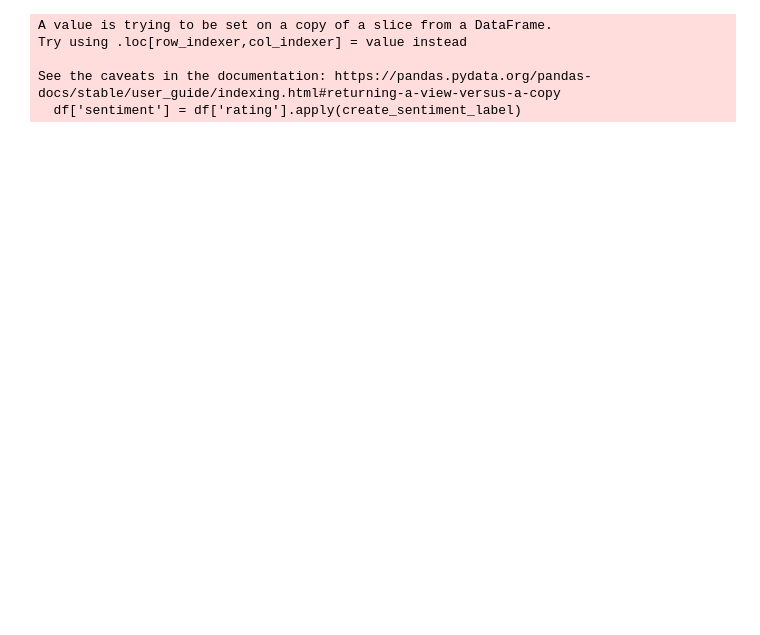
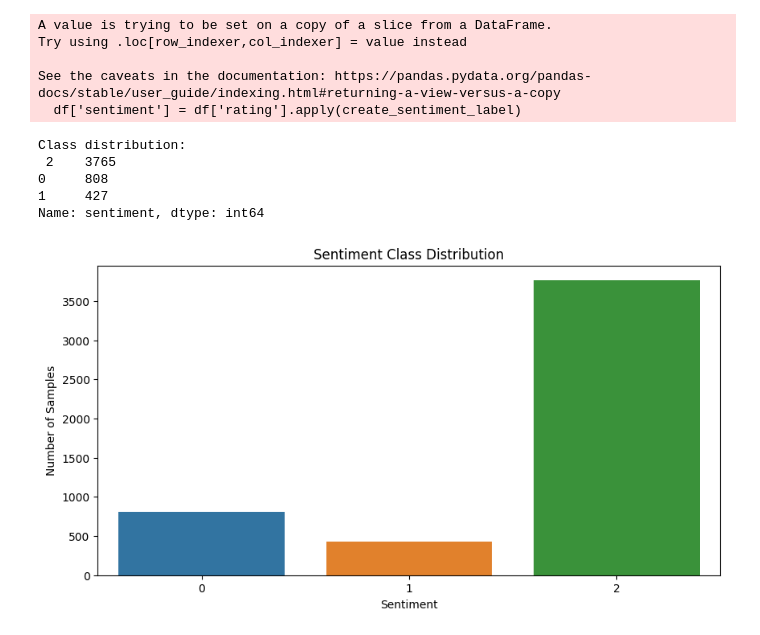
Before and after one commit to UsamaK98/SemesterProject_NLP, a Jupyter notebook: SentimentAnalysis.ipynb, the cells around one changed output. Cells and saved outputs as stored; diff of their text form; code cells hidden in the pictures; blank space fills up the shorter version.

```diff
--- a/SentimentAnalysis.ipynb
+++ b/SentimentAnalysis.ipynb
@@ -37,3 +41,9 @@ file_path = '/content/drive/MyDrive/reviews_0_250.csv'
 
 # Read the CSV file using pandas
 df1 = pd.read_csv(file_path)
+# %%
+#Some additional preprocessing steps
+df = df1[:5000]
+
+missing_values = df.isnull().sum()
+print("Missing values:\n", missing_values)
@@ -209,3 +131,23 @@ Try using .loc[row_indexer,col_indexer] = value instead
 
 See the caveats in the documentation: https://pandas.pydata.org/pandas-docs/stable/user_guide/indexing.html#returning-a-view-versus-a-copy
   df['sentiment'] = df['rating'].apply(create_sentiment_label)
+# %%
+import matplotlib.pyplot as plt
+import seaborn as sns
+
+class_counts = df['sentiment'].value_counts()
+print("Class distribution:\n", class_counts)
+
+plt.figure(figsize=(10, 5))
+sns.barplot(x=class_counts.index, y=class_counts.values)
+plt.title("Sentiment Class Distribution")
+plt.xlabel("Sentiment")
+plt.ylabel("Number of Samples")
+plt.show()
+# %% [output]
+Class distribution:
+ 2    3765
+0     808
+1     427
+Name: sentiment, dtype: int64
+[figure, added]
```
Also changed, not shown: parts of 9 cells of this notebook.
